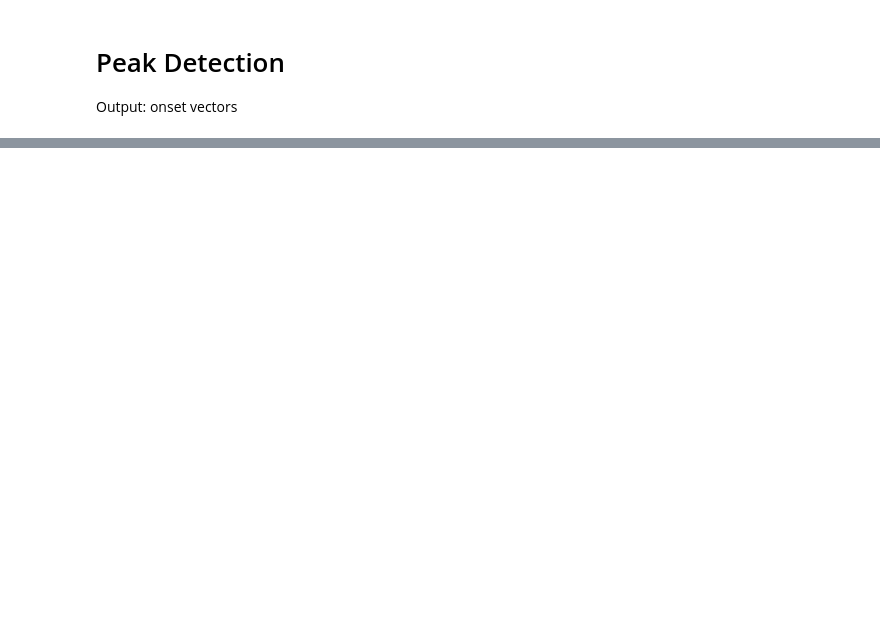
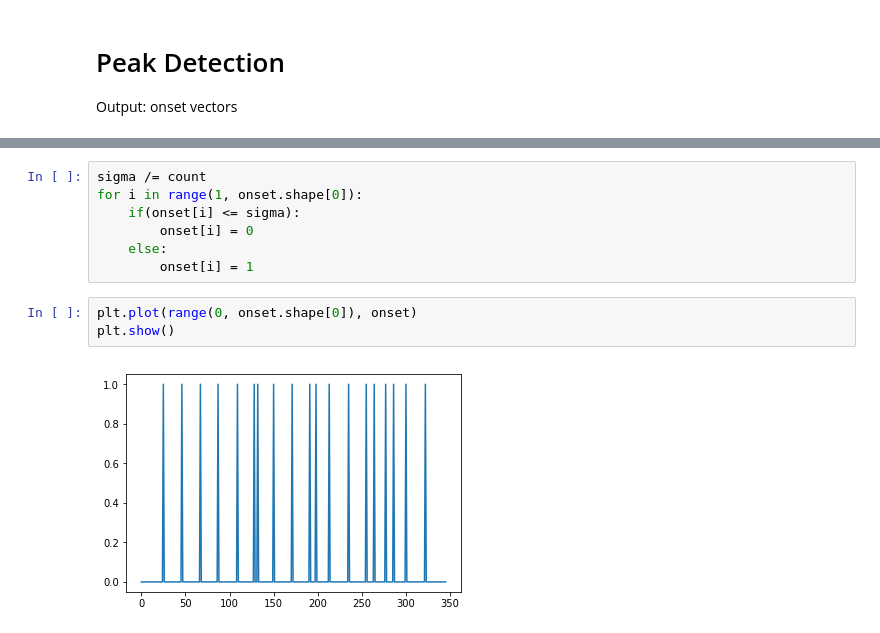
Before and after one commit to JasmineChiehLi/note_onset_detection, a Jupyter notebook: onset_detection.ipynb, the cells around one changed output, grey strips where cells are left out. Cells and saved outputs as stored; diff of their text form; blank space fills up the shorter version.

```diff
--- a/onset_detection.ipynb
+++ b/onset_detection.ipynb
@@ -120,0 +207,12 @@ Calculated after the euclidean distance
+# %%
+sigma /= count
+for i in range(1, onset.shape[0]):
+    if(onset[i] <= sigma):
+        onset[i] = 0
+    else:
+        onset[i] = 1
+# %%
+plt.plot(range(0, onset.shape[0]), onset)
+plt.show()
+# %% [output]
+[figure, added]
```
Also changed, not shown: parts of 15 cells of this notebook.
